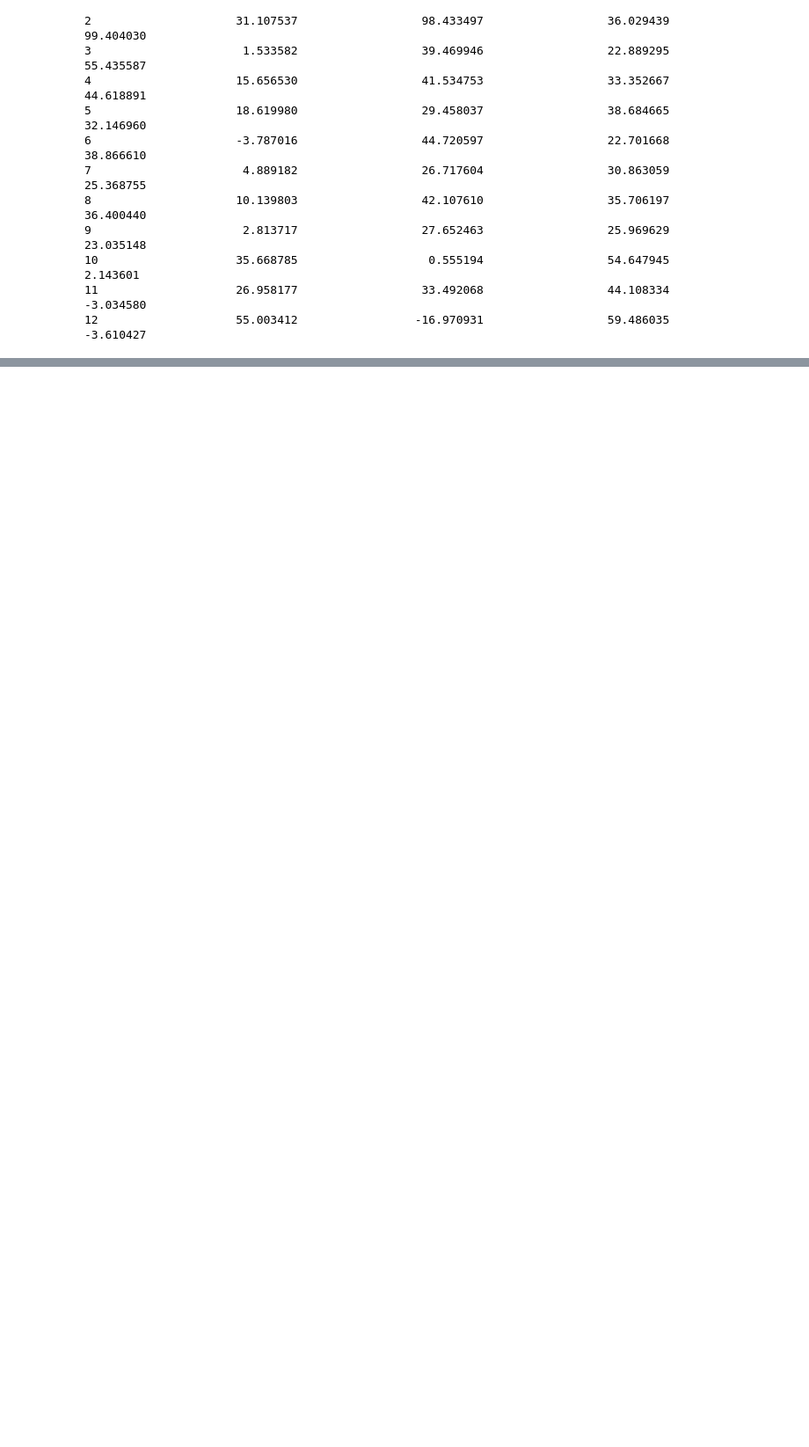
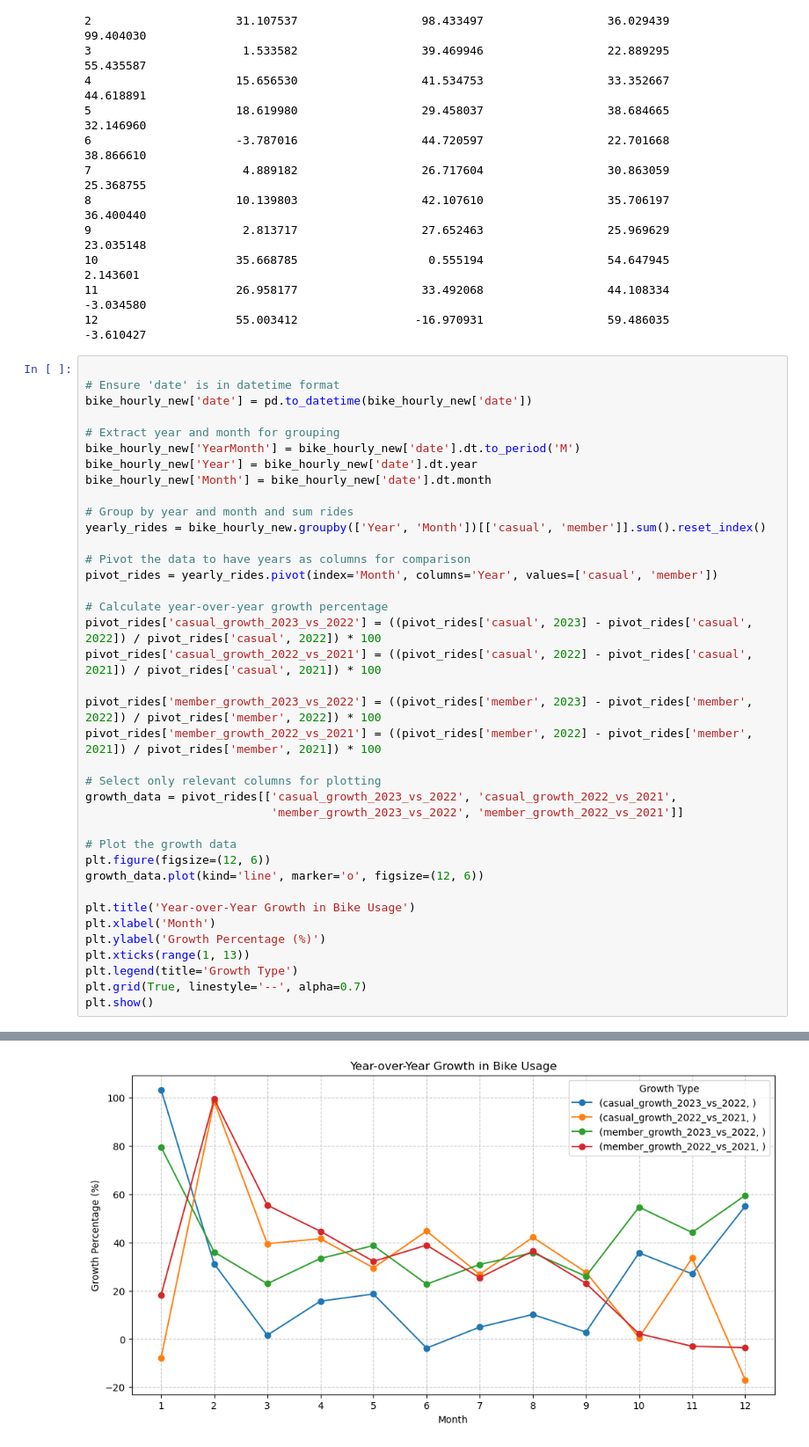
Before and after one commit to rakeshtparayil/capital_bike_share, a Jupyter notebook: capital_bike_share_EDA.ipynb, the cells around one changed output, grey strips where cells are left out. Shown at 88% size. Saved outputs shown, nothing was run; the diff lists cells and outputs as text; blank space fills up the shorter version.

```diff
--- a/capital_bike_share_EDA.ipynb
+++ b/capital_bike_share_EDA.ipynb
@@ -237,3 +297,42 @@ date
 10                    35.668785                   0.555194                  54.647945                   2.143601
 11                    26.958177                  33.492068                  44.108334                  -3.034580
 12                    55.003412                 -16.970931                  59.486035                  -3.610427
+# %%
+
+# Ensure 'date' is in datetime format
+bike_hourly_new['date'] = pd.to_datetime(bike_hourly_new['date'])
+
+# Extract year and month for grouping
+bike_hourly_new['YearMonth'] = bike_hourly_new['date'].dt.to_period('M')
+bike_hourly_new['Year'] = bike_hourly_new['date'].dt.year
+bike_hourly_new['Month'] = bike_hourly_new['date'].dt.month
+
+# Group by year and month and sum rides
+yearly_rides = bike_hourly_new.groupby(['Year', 'Month'])[['casual', 'member']].sum().reset_index()
+
+# Pivot the data to have years as columns for comparison
+pivot_rides = yearly_rides.pivot(index='Month', columns='Year', values=['casual', 'member'])
+
+# Calculate year-over-year growth percentage
+pivot_rides['casual_growth_2023_vs_2022'] = ((pivot_rides['casual', 2023] - pivot_rides['casual', 2022]) / pivot_rides['casual', 2022]) * 100
+pivot_rides['casual_growth_2022_vs_2021'] = ((pivot_rides['casual', 2022] - pivot_rides['casual', 2021]) / pivot_rides['casual', 2021]) * 100
+
+pivot_rides['member_growth_2023_vs_2022'] = ((pivot_rides['member', 2023] - pivot_rides['member', 2022]) / pivot_rides['member', 2022]) * 100
+pivot_rides['member_growth_2022_vs_2021'] = ((pivot_rides['member', 2022] - pivot_rides['member', 2021]) / pivot_rides['member', 2021]) * 100
+
+# Select only relevant columns for plotting
+growth_data = pivot_rides[['casual_growth_2023_vs_2022', 'casual_growth_2022_vs_2021',
+                           'member_growth_2023_vs_2022', 'member_growth_2022_vs_2021']]
+
+# Plot the growth data
+plt.figure(figsize=(12, 6))
+growth_data.plot(kind='line', marker='o', figsize=(12, 6))
+
+plt.title('Year-over-Year Growth in Bike Usage')
+plt.xlabel('Month')
+plt.ylabel('Growth Percentage (%)')
+plt.xticks(range(1, 13))
+plt.legend(title='Growth Type')
+plt.grid(True, linestyle='--', alpha=0.7)
+plt.show()
+# %% [output]
@@ -239,0 +340 @@ date
+[figure, added]
```
Also changed, not shown: parts of 16 cells of this notebook, 1 other file.
